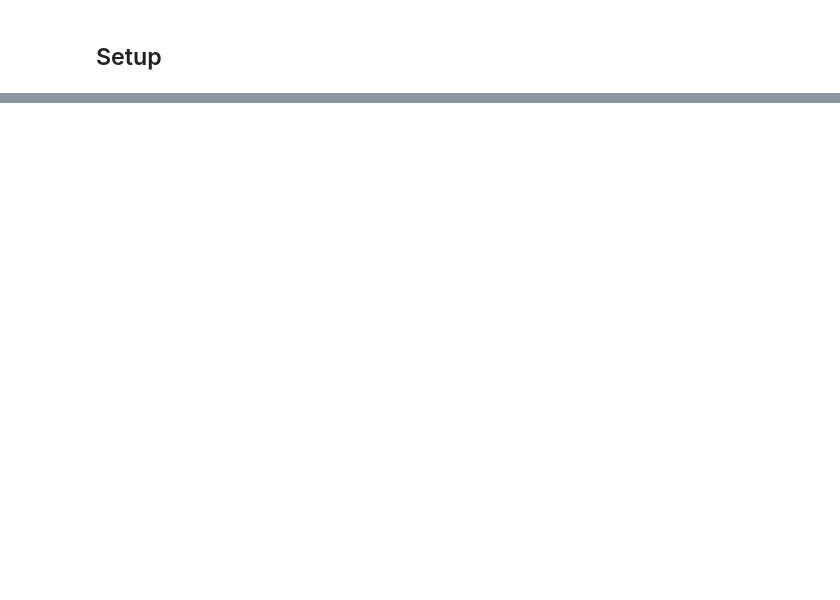
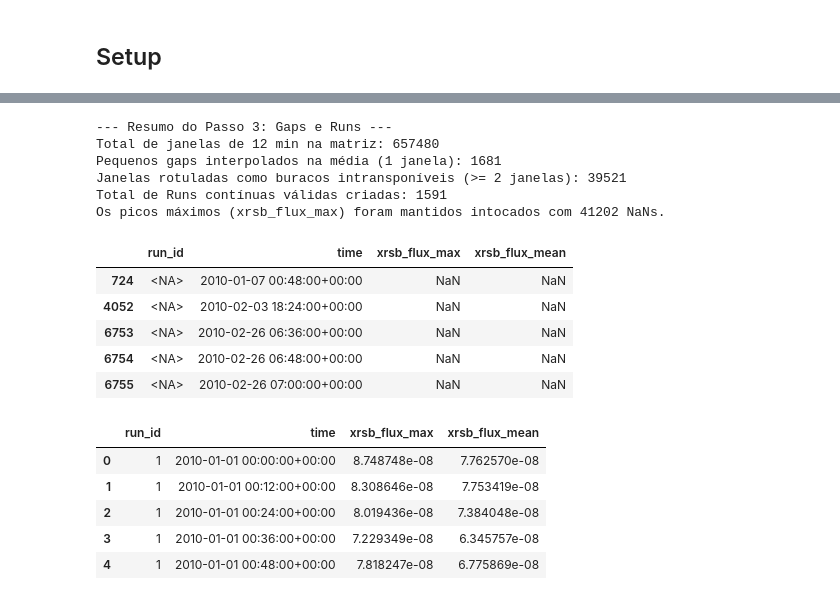
Before and after one commit to DudsFerraz/Solar_Flares_Forecasting, a Jupyter notebook: src/notebooks/data_treatment/xrays_treatment.ipynb, the cells around one changed output, grey strips where cells are left out. Drawn from its saved outputs; the diff is of its cells as text; code cells hidden in the pictures; blank space fills up the shorter version.

```diff
--- a/src/notebooks/data_treatment/xrays_treatment.ipynb
+++ b/src/notebooks/data_treatment/xrays_treatment.ipynb
@@ -121,0 +230,14 @@ data[2018]['whole_year'][data[2018]['whole_year']['xrsa_flux'].isna()].shape
+# %%
+df_xrays_runs = df_xrays_12m.copy()
+
+# Conta NaNs antes da interpolação para auditoria
+nans_mean_before = df_xrays_runs['xrsb_flux_mean'].isna().sum()
+nans_max_before = df_xrays_runs['xrsb_flux_max'].isna().sum()
+# %%
+# 3.1 INTERPOLAÇÃO RESTRITA DA MÉDIA (BACKGROUND FLUX)
+# Preenche linearmente buracos isolados (limit=1 significa no máximo 12 min ausentes)
+df_xrays_runs.loc[:, 'xrsb_flux_mean'] = df_xrays_runs['xrsb_flux_mean'].interpolate(method='linear', limit=1)
+
+# Conta os NaNs recuperados
+nans_mean_after = df_xrays_runs['xrsb_flux_mean'].isna().sum()
+gaps_interpolated = nans_mean_before - nans_mean_after
@@ -121,0 +269,30 @@ data[2018]['whole_year'][data[2018]['whole_year']['xrsa_flux'].isna()].shape
+# %%
+print("--- Resumo do Passo 3: Gaps e Runs ---")
+print(f"Total de janelas de 12 min na matriz: {len(df_xrays_runs)}")
+print(f"Pequenos gaps interpolados na média (1 janela): {gaps_interpolated}")
+print(f"Janelas rotuladas como buracos intransponíveis (>= 2 janelas): {gap_windows}")
+print(f"Total de Runs contínuas válidas criadas: {total_runs}")
+print(f"Os picos máximos (xrsb_flux_max) foram mantidos intocados com {nans_max_before} NaNs.")
+# %% [output]
+--- Resumo do Passo 3: Gaps e Runs ---
+Total de janelas de 12 min na matriz: 657480
+Pequenos gaps interpolados na média (1 janela): 1681
+Janelas rotuladas como buracos intransponíveis (>= 2 janelas): 39521
+Total de Runs contínuas válidas criadas: 1591
+Os picos máximos (xrsb_flux_max) foram mantidos intocados com 41202 NaNs.
+# %%
+display(df_xrays_runs[df_xrays_runs['run_id'].isna()].head()) # Exemplo de buracos
+display(df_xrays_runs.head())
+# %% [output]
+|  | run_id | time | xrsb_flux_max | xrsb_flux_mean |
+| 724 | <NA> | 2010-01-07 00:48:00+00:00 | NaN | NaN |
+| 4052 | <NA> | 2010-02-03 18:24:00+00:00 | NaN | NaN |
+| 6753 | <NA> | 2010-02-26 06:36:00+00:00 | NaN | NaN |
+| 6754 | <NA> | 2010-02-26 06:48:00+00:00 | NaN | NaN |
+| 6755 | <NA> | 2010-02-26 07:00:00+00:00 | NaN | NaN |
+|  | run_id | time | xrsb_flux_max | xrsb_flux_mean |
+| 0 | 1 | 2010-01-01 00:00:00+00:00 | 8.748748e-08 | 7.762570e-08 |
+| 1 | 1 | 2010-01-01 00:12:00+00:00 | 8.308646e-08 | 7.753419e-08 |
+| 2 | 1 | 2010-01-01 00:24:00+00:00 | 8.019436e-08 | 7.384048e-08 |
+| 3 | 1 | 2010-01-01 00:36:00+00:00 | 7.229349e-08 | 6.345757e-08 |
+| 4 | 1 | 2010-01-01 00:48:00+00:00 | 7.818247e-08 | 6.775869e-08 |
```
Also changed, not shown: parts of 38 cells of this notebook.
